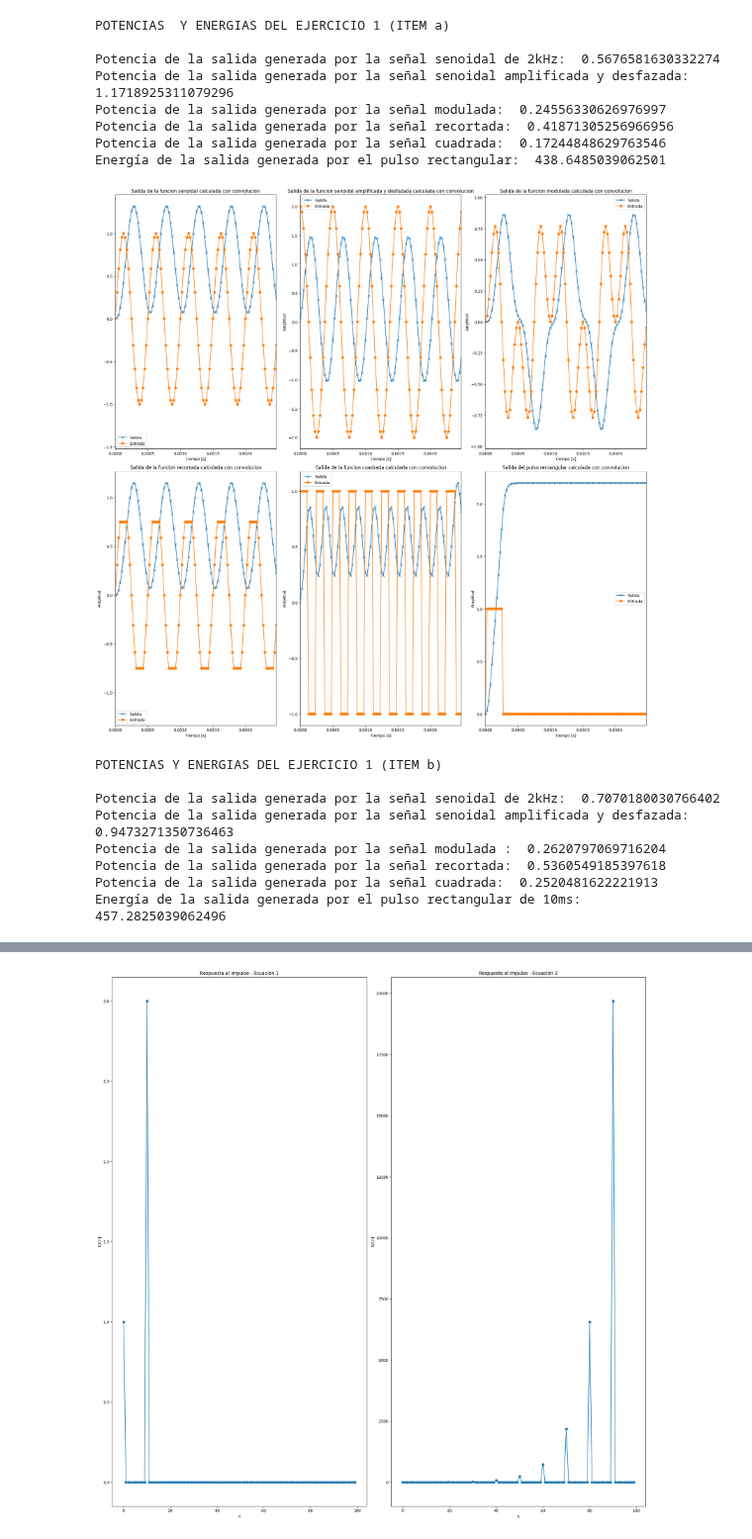
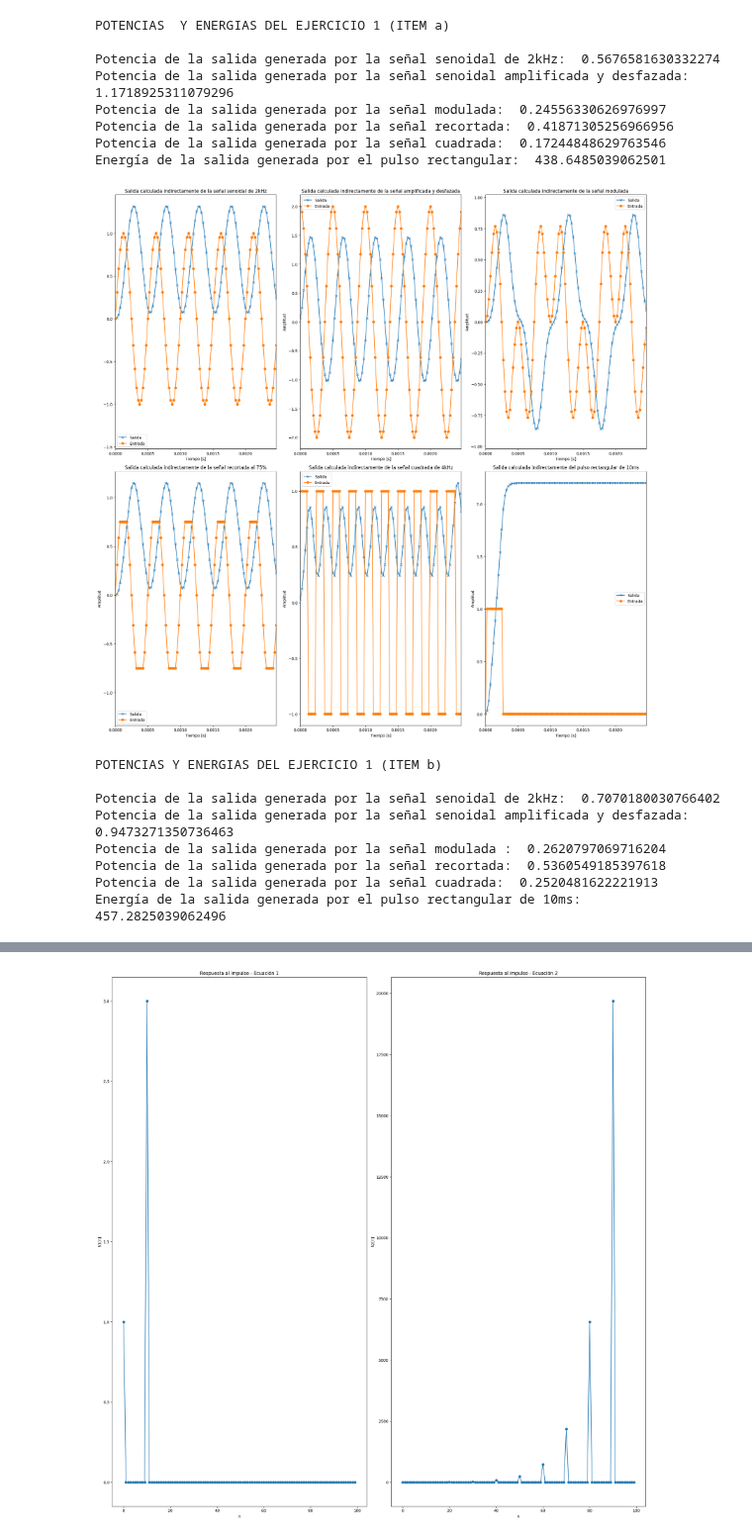
Before and after one commit to Catalina-git/APS, a Jupyter notebook: Tareas Semanales/TP2 - Sistemas Lineales e Invariantes en el tiempo/TS2.ipynb, the cells around one changed output, grey strips where cells are left out. Shown at 99% size. Saved outputs shown, nothing was run; the diff lists cells and outputs as text; code cells hidden in the pictures.

```diff
--- a/Tareas Semanales/TP2 - Sistemas Lineales e Invariantes en el tiempo/TS2.ipynb
+++ b/Tareas Semanales/TP2 - Sistemas Lineales e Invariantes en el tiempo/TS2.ipynb
@@ -369,7 +347,7 @@ fig, axes = plt.subplots(2, 3, figsize=(20, 20))  # Tamaño de la figura: ancho=
 plt.subplot(2, 3, 1)
 plt.plot(t_conv1, yy1, 'x-', label='Salida')
 plt.plot(t1, x1, 'o-', label='Entrada')
-plt.title('Salida de la funcion senoidal calculada con convolucion')
+plt.title('Salida calculada indirectamente de la señal senoidal de 2kHz')
 plt.xlabel('Tiempo [s]')
 plt.xlim(0, max(t1))
 plt.legend()
@@ -377,7 +355,7 @@ plt.legend()
 plt.subplot(2, 3, 2)
 plt.plot(t_conv2, yy2, 'x-', label = 'Salida')
 plt.plot(t2,x2, 'o-', label = 'Entrada')
-plt.title('Salida de la funcion senoidal amplificada y desfazada calculada con convolucion')
+plt.title('Salida calculada indirectamente de la señal amplificada y desfazada')
 plt.xlabel('Tiempo [s]')
 plt.ylabel('Amplitud')
 plt.xlim(0, max(t2))
@@ -386,7 +364,7 @@ plt.legend()
 plt.subplot(2, 3, 3)
 plt.plot(t_conv3, yy3, 'x-', label = 'Salida')
 plt.plot(t3, x3, 'o-', label = 'Entrada')
-plt.title('Salida de la funcion modulada calculada con convolucion')
+plt.title('Salida calculada indirectamente de la señal modulada')
 plt.xlabel('Tiempo [s]')
 plt.ylabel('Amplitud')
 plt.xlim(0, max(t3))
@@ -395,7 +373,7 @@ plt.legend()
 plt.subplot(2, 3, 4)
 plt.plot(t_conv4, yy4, 'x-', label = 'Salida')
 plt.plot(t4, x4, 'o-', label = 'Entrada')
-plt.title('Salida de la funcion recortada calculada con convolucion')
+plt.title('Salida calculada indirectamente de la señal recortada al 75%')
 plt.xlabel('Tiempo [s]')
 plt.ylabel('Amplitud')
 plt.xlim(0, max(t4))
@@ -404,7 +382,7 @@ plt.legend()
 plt.subplot(2, 3, 5)
 plt.plot(t_conv5, yy5, 'x-', label = 'Salida')
 plt.plot(t5, x5, 'o-', label = 'Entrada')
-plt.title('Salida de la funcion cuadrada calculada con convolucion')
+plt.title('Salida calculada indirectamente de la señal cuadrada de 4kHz')
 plt.xlabel('Tiempo [s]')
 plt.ylabel('Amplitud')
 plt.xlim(0, max(t5))
@@ -413,37 +391,37 @@ plt.legend()
 plt.subplot(2, 3, 6)
 plt.plot(t_yy6, yy6, 'x-', label = 'Salida')
 plt.plot(t_x6, x6, 'o-', label = 'Entrada')
-plt.title('Salida del pulso rectangular calculada con convolucion')
+plt.title('Salida calculada indirectamente del pulso rectangular de 10ms')
 plt.xlabel('Tiempo [s]')
 plt.ylabel('Amplitud')
 plt.xlim(0, max(t_x6))
 plt.legend()
 
 plt.tight_layout()
 plt.show()
 
 # CALCULO LA POTENCIA O ENERGIA
 print("\n\nPOTENCIAS Y ENERGIAS DEL EJERCICIO 1 (ITEM b)\n")
 
 p1 = calcular_potencia(yy1)
 print("Potencia de la salida generada por la señal senoidal de 2kHz: ", p1)
 
 p2 = calcular_potencia(yy2)
 print("Potencia de la salida generada por la señal senoidal amplificada y desfazada: ", p2)
 
 p3 = calcular_potencia(yy3)
 print("Potencia de la salida generada por la señal modulada : ", p3)
 
 p4 = calcular_potencia(yy4)
 print("Potencia de la salida generada por la señal recortada: ", p4)
 
 p5 = calcular_potencia(yy5)
 print("Potencia de la salida generada por la señal cuadrada: ", p5)
 
 p6 = calcular_energia(yy6)
 print("Energía de la salida generada por el pulso rectangular de 10ms: ", p6)
 # %% [output]
-[figure, old version]
+[figure, new version]
 POTENCIAS Y ENERGIAS DEL EJERCICIO 1 (ITEM b)
 
 Potencia de la salida generada por la señal senoidal de 2kHz:  0.7070180030766402
```
Also changed, not shown: parts of 8 cells of this notebook.
